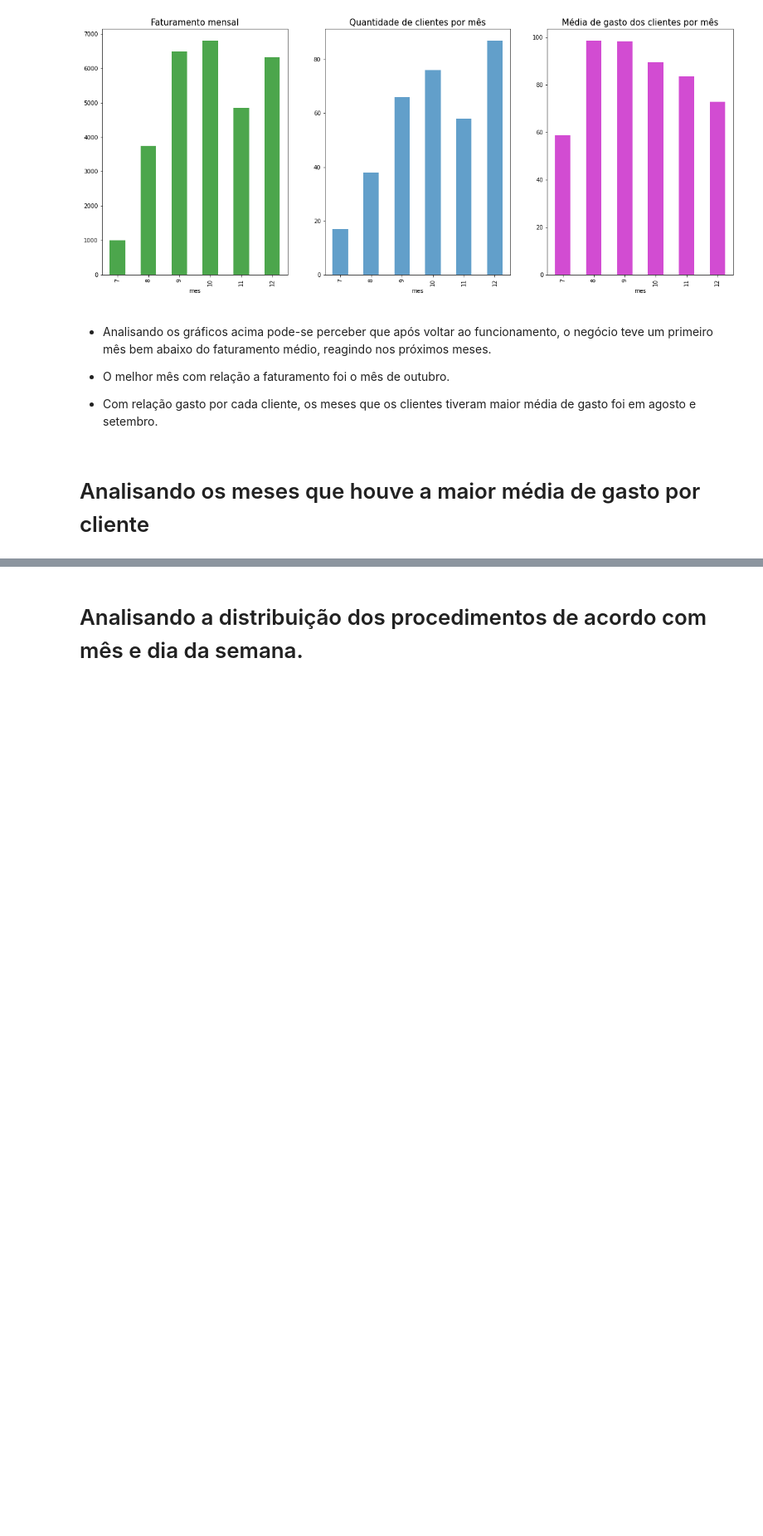
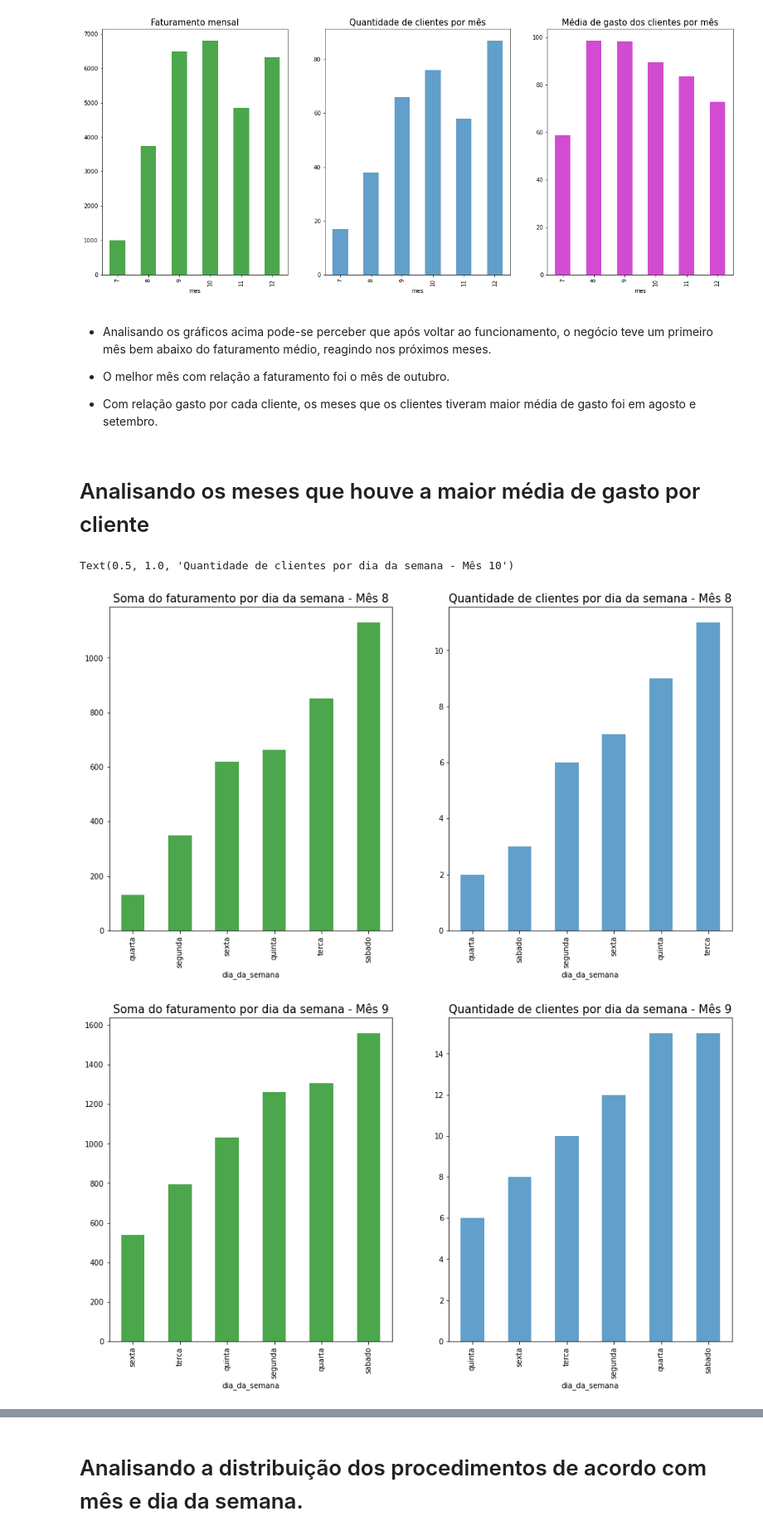
Before and after one commit to robertferro/previsao_faturamento_studio_estetica, a Jupyter notebook: 2 - Análise exploratória dos dados (EDA)/EDA_studio.ipynb, the cells around one changed output, grey strips where cells are left out. Shown at 83% size. Cells and saved outputs as stored; diff of their text form; code cells hidden in the pictures; blank space fills up the shorter version.

```diff
--- a/2 - Análise exploratória dos dados (EDA)/EDA_studio.ipynb
+++ b/2 - Análise exploratória dos dados (EDA)/EDA_studio.ipynb
@@ -155,3 +154,49 @@ plt.show()
  - Com relação gasto por cada cliente, os meses que os clientes tiveram maior média de gasto foi em agosto e setembro.
 # %% [markdown]
 # Analisando os meses que houve a maior média de  gasto por cliente
+# %%
+fig,ax= plt.subplots(1,2,figsize=(15,8))
+
+# Observando a media do faturamento de acordo com dia da semana.
+
+df[(df['dia_da_semana']!='domingo') & (df['mes']==8)].groupby('dia_da_semana').sum()['faturamento'].sort_values(ascending=True).plot(kind='bar',color='g',alpha=0.7,ax=ax[0])
+ax[0].set_title('Soma do faturamento por dia da semana - Mês 8', fontsize=15)
+
+# Observando a média de clientes de acordo com dia da semana.
+
+df[(df['dia_da_semana']!='domingo') & (df['mes']==8)].groupby('dia_da_semana').sum()['qtde_clientes'].sort_values(ascending=True).plot(kind='bar',alpha=0.7,ax=ax[1])
+ax[1].set_title('Quantidade de clientes por dia da semana - Mês 8', fontsize=15)
+
+
+
+#  mês 9
+fig,ax= plt.subplots(1,2,figsize=(15,8))
+
+# Observando a media do faturamento de acordo com dia da semana.
+
+df[(df['dia_da_semana']!='domingo') & (df['mes']==9)].groupby('dia_da_semana').sum()['faturamento'].sort_values(ascending=True).plot(kind='bar',color='g',alpha=0.7,ax=ax[0])
+ax[0].set_title('Soma do faturamento por dia da semana - Mês 9', fontsize=15)
+
+# Observando a média de clientes de acordo com dia da semana.
+
+df[(df['dia_da_semana']!='domingo') & (df['mes']==9)].groupby('dia_da_semana').sum()['qtde_clientes'].sort_values(ascending=True).plot(kind='bar',alpha=0.7,ax=ax[1])
+ax[1].set_title('Quantidade de clientes por dia da semana - Mês 9', fontsize=15)
+
+
+#  mês 10
+
+fig,ax= plt.subplots(1,2,figsize=(15,8))
+
+# Observando a media do faturamento de acordo com dia da semana.
+
+df[(df['dia_da_semana']!='domingo') & (df['mes']==10)].groupby('dia_da_semana').sum()['faturamento'].sort_values(ascending=True).plot(kind='bar',color='g',alpha=0.7,ax=ax[0])
+ax[0].set_title('Soma do faturamento por dia da semana - Mês 10', fontsize=15)
+
+# Observando a média de clientes de acordo com dia da semana.
+
+df[(df['dia_da_semana']!='domingo') & (df['mes']==10)].groupby('dia_da_semana').sum()['qtde_clientes'].sort_values(ascending=True).plot(kind='bar',alpha=0.7,ax=ax[1])
+ax[1].set_title('Quantidade de clientes por dia da semana - Mês 10', fontsize=15)
+# %% [output]
+Text(0.5, 1.0, 'Quantidade de clientes por dia da semana - Mês 10')
+[figure, added]
+[figure, added]
```
Also changed, not shown: parts of 7 cells of this notebook.
